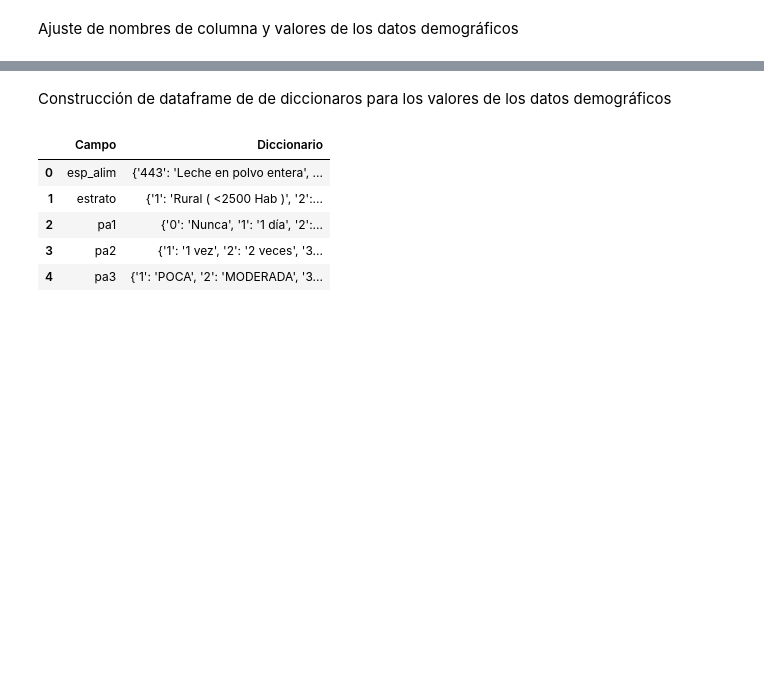
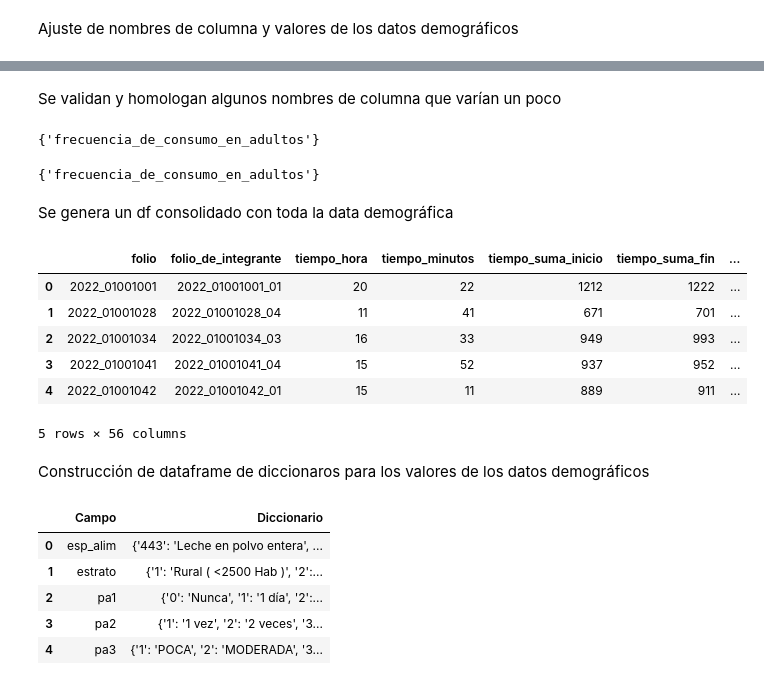
Before and after one commit to christiancalidad/ProyectoIntegradorSep24_Grupo15, a Jupyter notebook: 1. EDA.ipynb, the cells around one changed output, grey strips where cells are left out. Drawn from its saved outputs; the diff is of its cells as text; code cells hidden in the pictures; blank space fills up the shorter version.

```diff
--- a/1. EDA.ipynb
+++ b/1. EDA.ipynb
@@ -105,6 +154,8 @@ def procesar_dataframe(df_data, df_catalog, df_dict):
 Construcción de dataframe de diccionaros para los valores de los datos demográficos
 # %%
 df_dict_values_dem_adults = transform_df_dictionary(df_dict_values_dem_adults)
+df_dict_values_dem_school = transform_df_dictionary(df_dict_values_dem_school)
+df_dict_values_dem_preschool = transform_df_dictionary(df_dict_values_dem_preschool)
 df_dict_values_dem_adults.head()
 # %% [output]
 |  | Campo | Diccionario |
@@ -117,6 +168,8 @@ df_dict_values_dem_adults.head()
 Ajuste de nombres de columna y valores de los datos demográficos
 # %%
 df_dem_adults_data = procesar_dataframe(df_dem_adults_data_raw, df_dem_adults_catalog, df_dict_values_dem_adults)
+df_dem_school_data = procesar_dataframe(df_dem_school_data_raw, df_dem_school_catalog, df_dict_values_dem_school)
+df_dem_preschool_data = procesar_dataframe(df_dem_preschool_data_raw, df_dem_preschool_catalog, df_dict_values_dem_preschool)
 # %% [output]
 Procesando columna: nota1
 Procesando columna: region
@@ -128,4 +191,31 @@ Procesando columna: estrato
+# %% [markdown]
+Se validan y homologan algunos nombres de columna que varían un poco
+# %%
+set(df_dem_adults_data.columns) - set(df_dem_school_data.columns)
+# %% [output]
+{'frecuencia_de_consumo_en_adultos'}
+# %%
+set(df_dem_adults_data.columns) - set(df_dem_preschool_data.columns)
+# %% [output]
+{'frecuencia_de_consumo_en_adultos'}
+# %%
+df_dem_adults_data.columns = ['frecuencia_de_consumo' if col.startswith('frecuencia_de_consumo') else col for col in df_dem_adults_data.columns]
+df_dem_school_data.columns = ['frecuencia_de_consumo' if col.startswith('frecuencia_de_consumo') else col for col in df_dem_school_data.columns]
+df_dem_preschool_data.columns = ['frecuencia_de_consumo' if col.startswith('frecuencia_de_consumo') else col for col in df_dem_preschool_data.columns]
+# %% [markdown]
+Se genera un df consolidado con toda la data demográfica
+# %%
+df_dem_general = pd.concat([df_dem_adults_data, df_dem_school_data, df_dem_preschool_data], ignore_index=True)
+df_dem_general.head()
+# %% [output]
+|  | folio | folio_de_integrante | tiempo_hora | tiempo_minutos | tiempo_suma_inicio | tiempo_suma_fin | ... |
+| 0 | 2022_01001001 | 2022_01001001_01 | 20 | 22 | 1212 | 1222 | ... |
+| 1 | 2022_01001028 | 2022_01001028_04 | 11 | 41 | 671 | 701 | ... |
+| 2 | 2022_01001034 | 2022_01001034_03 | 16 | 33 | 949 | 993 | ... |
+| 3 | 2022_01001041 | 2022_01001041_04 | 15 | 52 | 937 | 952 | ... |
+| 4 | 2022_01001042 | 2022_01001042_01 | 15 | 11 | 889 | 911 | ... |
+5 rows × 56 columns
 # %% [markdown]
-Construcción de dataframe de de diccionaros para los valores de los datos demográficos
+Construcción de dataframe de diccionaros para los valores de los datos demográficos
 # %%
 df_dict_values_food_adults = transform_df_dictionary(df_dict_values_food_adults)
```
Also changed, not shown: parts of 29 cells of this notebook.
